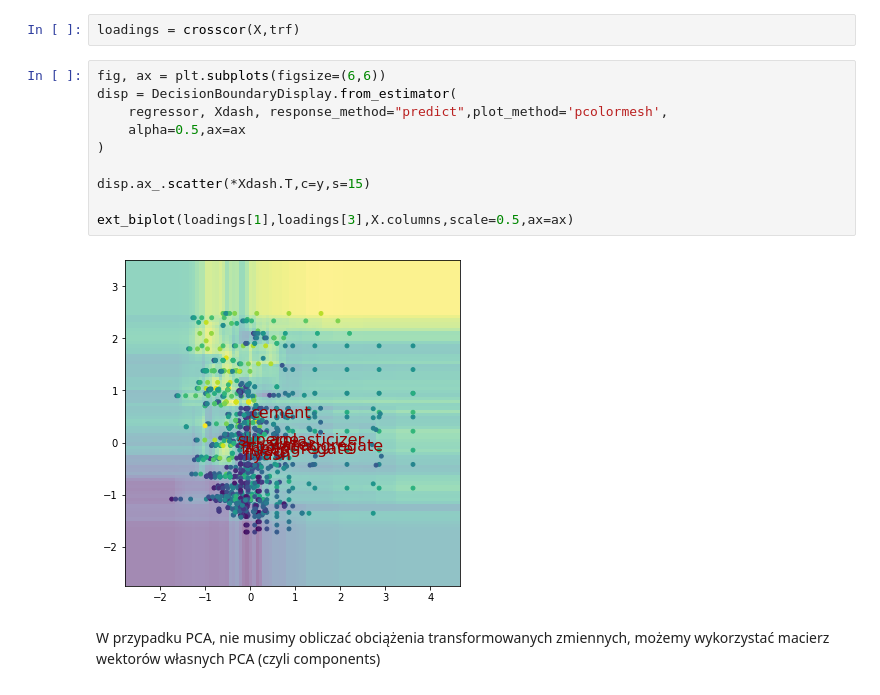
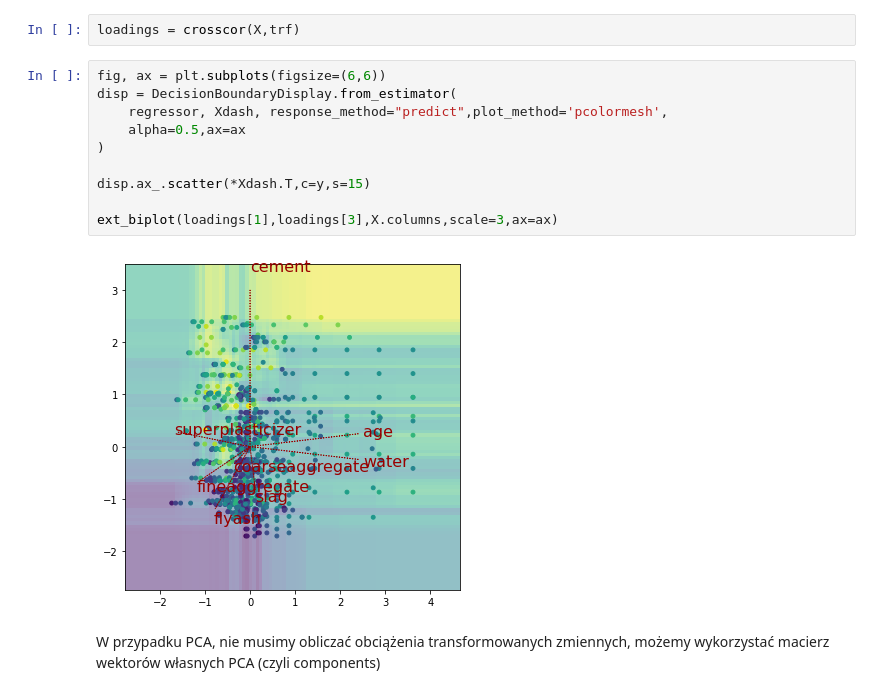
Before and after one commit to jarekj71/interpretacyjne_uczenie_maszynowe, a Jupyter notebook: interpretacyjne_uczenie_maszynowe/ium_granice_decyzyjne.ipynb, the cells around one changed output. Cells and saved outputs as stored; diff of their text form.

```diff
--- a/interpretacyjne_uczenie_maszynowe/ium_granice_decyzyjne.ipynb
+++ b/interpretacyjne_uczenie_maszynowe/ium_granice_decyzyjne.ipynb
@@ -146,15 +146,15 @@ loadings = crosscor(X,trf)
 # %%
 fig, ax = plt.subplots(figsize=(6,6))
 disp = DecisionBoundaryDisplay.from_estimator(
     regressor, Xdash, response_method="predict",plot_method='pcolormesh',
     alpha=0.5,ax=ax
 )
 
 disp.ax_.scatter(*Xdash.T,c=y,s=15)
 
-ext_biplot(loadings[1],loadings[3],X.columns,scale=0.5,ax=ax)
+ext_biplot(loadings[1],loadings[3],X.columns,scale=3,ax=ax)
 # %% [output]
-[figure, old version]
+[figure, new version]
 # %% [markdown]
 W przypadku PCA, nie musimy obliczać obciążenia transformowanych zmiennych, możemy wykorzystać macierz wektorów własnych PCA (czyli components)
 # %%
```
Also changed, not shown: parts of 4 cells of this notebook.
